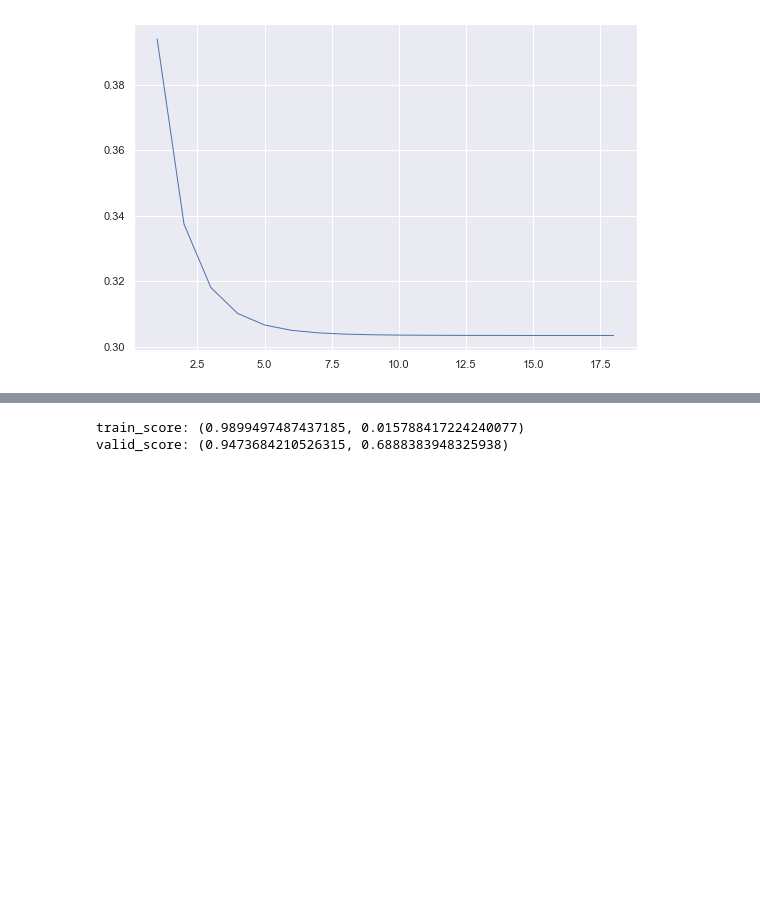
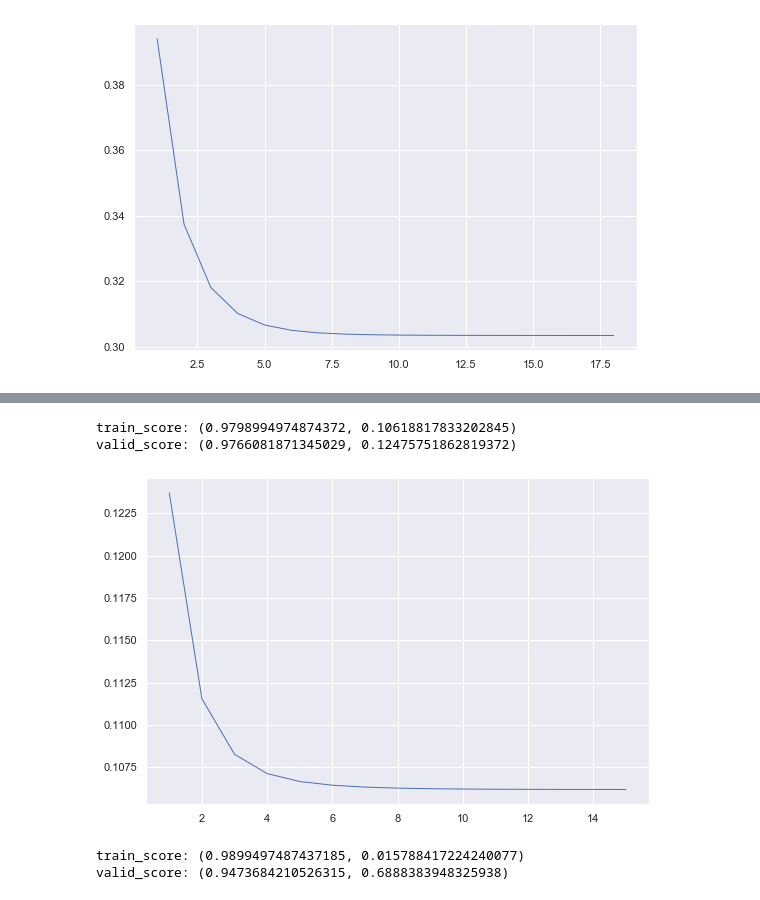
Before and after one commit to VadimAspirin/ml, a Jupyter notebook: GradientDescent/SGDClassifier.ipynb, the cells around one changed output, grey strips where cells are left out. Cells and saved outputs as stored; diff of their text form; code cells hidden in the pictures; blank space fills up the shorter version.

Commit message:
update SGDClassifier

```diff
--- a/GradientDescent/SGDClassifier.ipynb
+++ b/GradientDescent/SGDClassifier.ipynb
@@ -186,3 +186,6 @@ pd.DataFrame({'w': pd.Series(sgd_clf.weights_[len(sgd_clf.weights_)-1][1:]).abs(
 plt.plot(range(1, len(sgd_clf.loss_)+1), sgd_clf.loss_, linewidth=1);
 # %% [output]
 [figure]
+# %%
+sgd_clf = SGDClassifier(C=20, eta=10**-3, max_iter=20, quiet=False)
+sgd_clf.fit(X_train_scaled, y_train)
@@ -189,3 +209,13 @@ plt.plot(range(1, len(sgd_clf.loss_)+1), sgd_clf.loss_, linewidth=1);
+# %%
+print(f'train_score: {accuracy_score(y_train, sgd_clf.predict(X_train_scaled)), log_loss(y_train, sgd_clf.predict_proba(X_train_scaled))}')
+print(f'valid_score: {accuracy_score(y_valid, sgd_clf.predict(X_valid_scaled)), log_loss(y_valid, sgd_clf.predict_proba(X_valid_scaled))}')
+# %% [output]
+train_score: (0.9798994974874372, 0.10618817833202845)
+valid_score: (0.9766081871345029, 0.12475751862819372)
+# %%
+plt.plot(range(1, len(sgd_clf.loss_)+1), sgd_clf.loss_, linewidth=1);
+# %% [output]
+[figure, added]
 # %%
 from sklearn.linear_model import SGDClassifier as _SGDClassifier
 _sgd = _SGDClassifier(loss='log')
```
Also changed, not shown: parts of 1 cell of this notebook.
